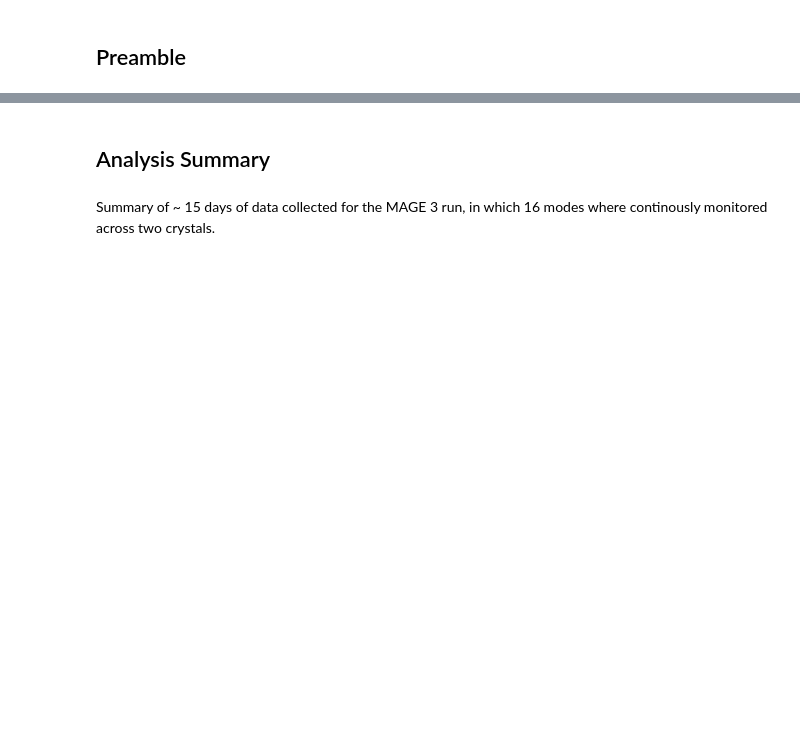
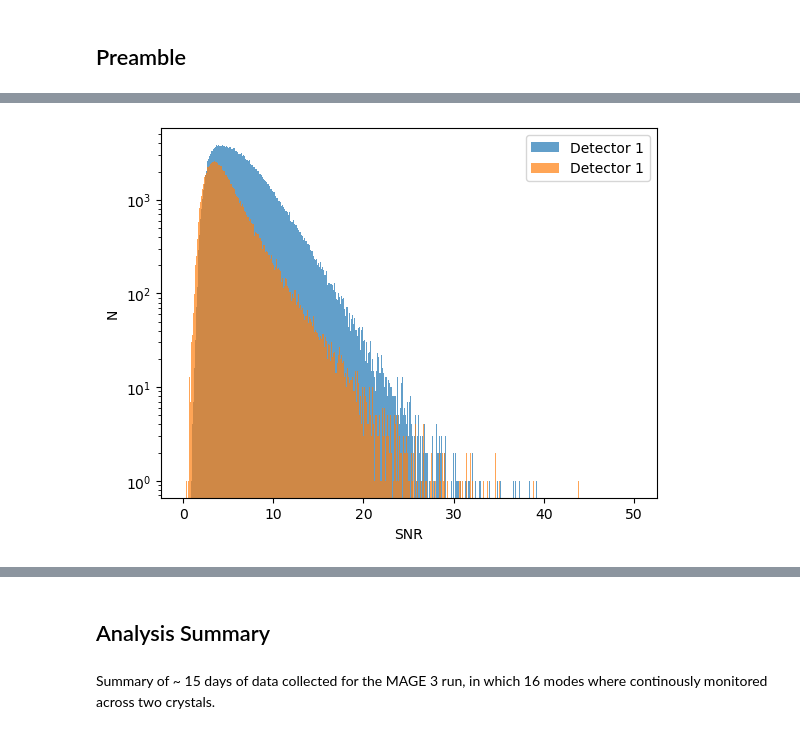
Before and after one commit to WilliamCam/MAGE-Data-Analysis, a Jupyter notebook: MAGE/MAGE3-2.ipynb, the cells around one changed output, grey strips where cells are left out. Saved outputs shown, nothing was run; the diff lists cells and outputs as text; code cells hidden in the pictures; blank space fills up the shorter version.

```diff
--- a/MAGE/MAGE3-2.ipynb
+++ b/MAGE/MAGE3-2.ipynb
@@ -111,3 +111,14 @@ plt.show()
+# %%
+plt.hist((np.array(AI0_ch1_events)**2)[:,0], alpha = 0.7, label = 'Detector 1', bins = 500, range = (0, 50))
+plt.hist((np.array(AI0_ch8_events)**2)[:,0], alpha = 0.7, label = 'Detector 1', bins = 500, range = (0, 50))
+plt.yscale('log')
+plt.xlabel('SNR')
+plt.ylabel('N')
+#plt.xlim(0,50)
+plt.legend(loc=0)
+plt.show()
+# %% [output]
+[figure, added]
 # %%
 normalised_cut_0 = [event for event in np.array(SNRs0)[:,0] if event>0]
 normalised_cut_1 = [event for event in np.array(SNRs1)[:,0] if event>0]
```
Also changed, not shown: parts of 20 cells of this notebook, 25 other files.
